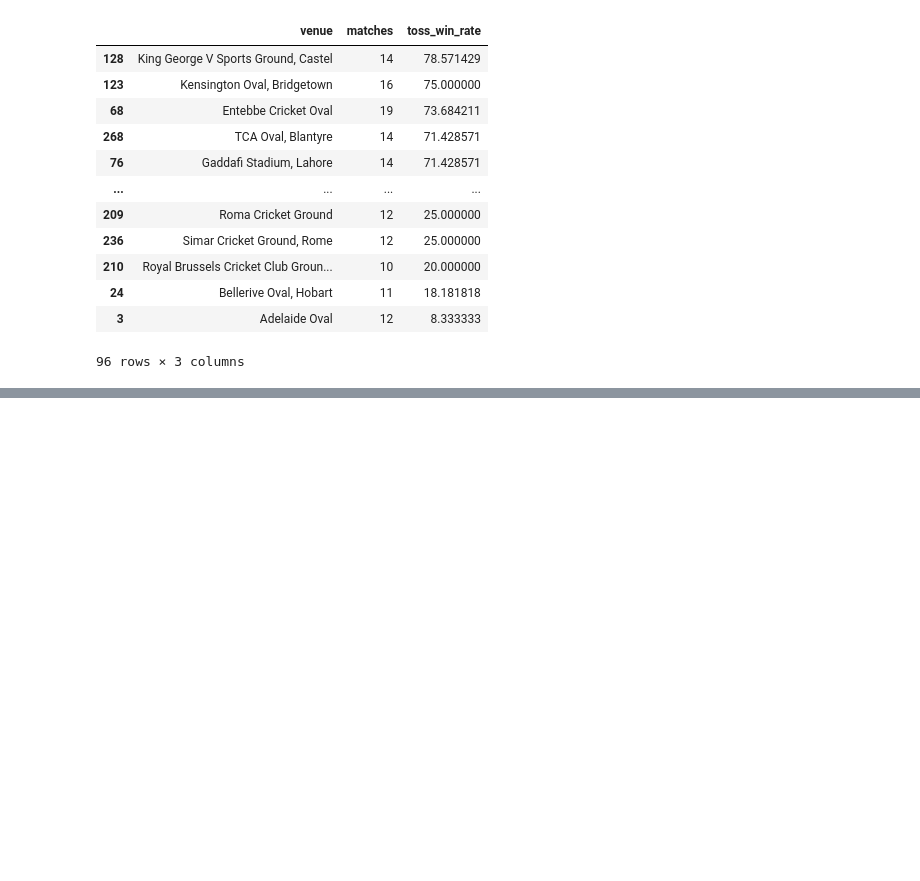
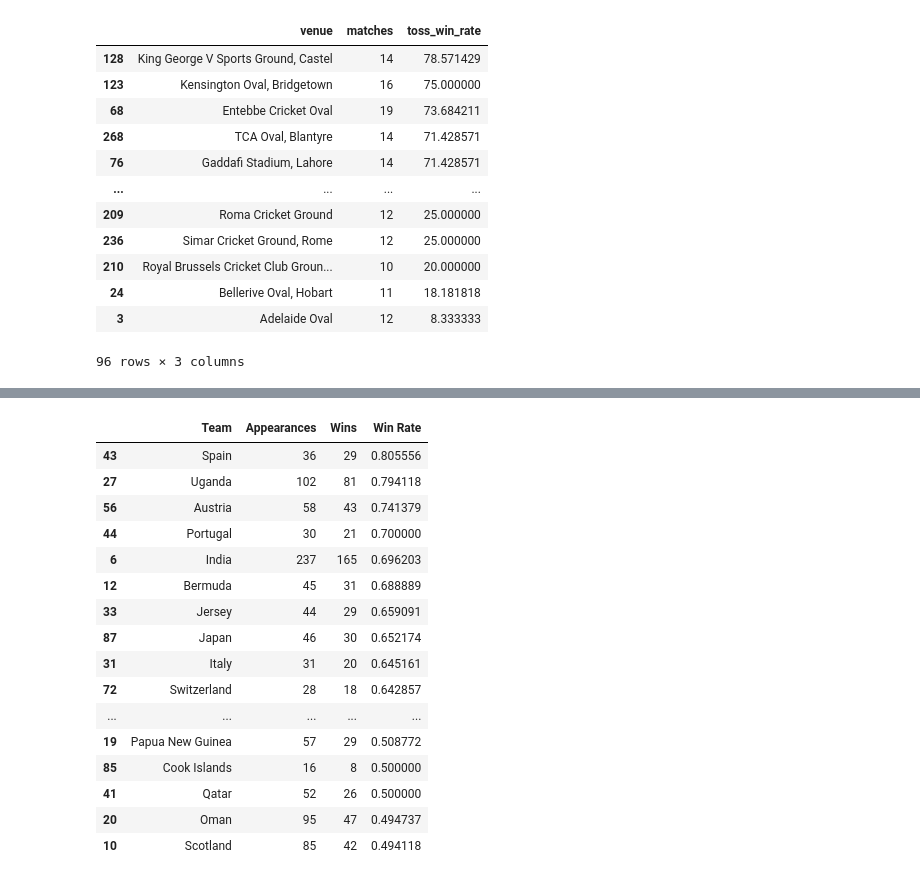
Before and after one commit to 1cheema1/t20wc, a Jupyter notebook: mainfx.ipynb, the cells around one changed output, grey strips where cells are left out. Cells and saved outputs as stored; diff of their text form; code cells hidden in the pictures; blank space fills up the shorter version.

```diff
--- a/mainfx.ipynb
+++ b/mainfx.ipynb
@@ -172 +172,25 @@ df1
 106 rows × 4 columns
+# %%
+#sort dataframe for readibility
+
+df1=df1.sort_values(by='Win Rate', ascending=False)
+
+df1.head(40)
+# %% [output]
+|  | Team | Appearances | Wins | Win Rate |
+| 43 | Spain | 36 | 29 | 0.805556 |
+| 27 | Uganda | 102 | 81 | 0.794118 |
+| 56 | Austria | 58 | 43 | 0.741379 |
+| 44 | Portugal | 30 | 21 | 0.700000 |
+| 6 | India | 237 | 165 | 0.696203 |
+| 12 | Bermuda | 45 | 31 | 0.688889 |
+| 33 | Jersey | 44 | 29 | 0.659091 |
+| 87 | Japan | 46 | 30 | 0.652174 |
+| 31 | Italy | 31 | 20 | 0.645161 |
+| 72 | Switzerland | 28 | 18 | 0.642857 |
+| ... | ... | ... | ... | ... |
+| 19 | Papua New Guinea | 57 | 29 | 0.508772 |
+| 85 | Cook Islands | 16 | 8 | 0.500000 |
+| 41 | Qatar | 52 | 26 | 0.500000 |
+| 20 | Oman | 95 | 47 | 0.494737 |
+| 10 | Scotland | 85 | 42 | 0.494118 |
```
Also changed, not shown: parts of 4 cells of this notebook.
